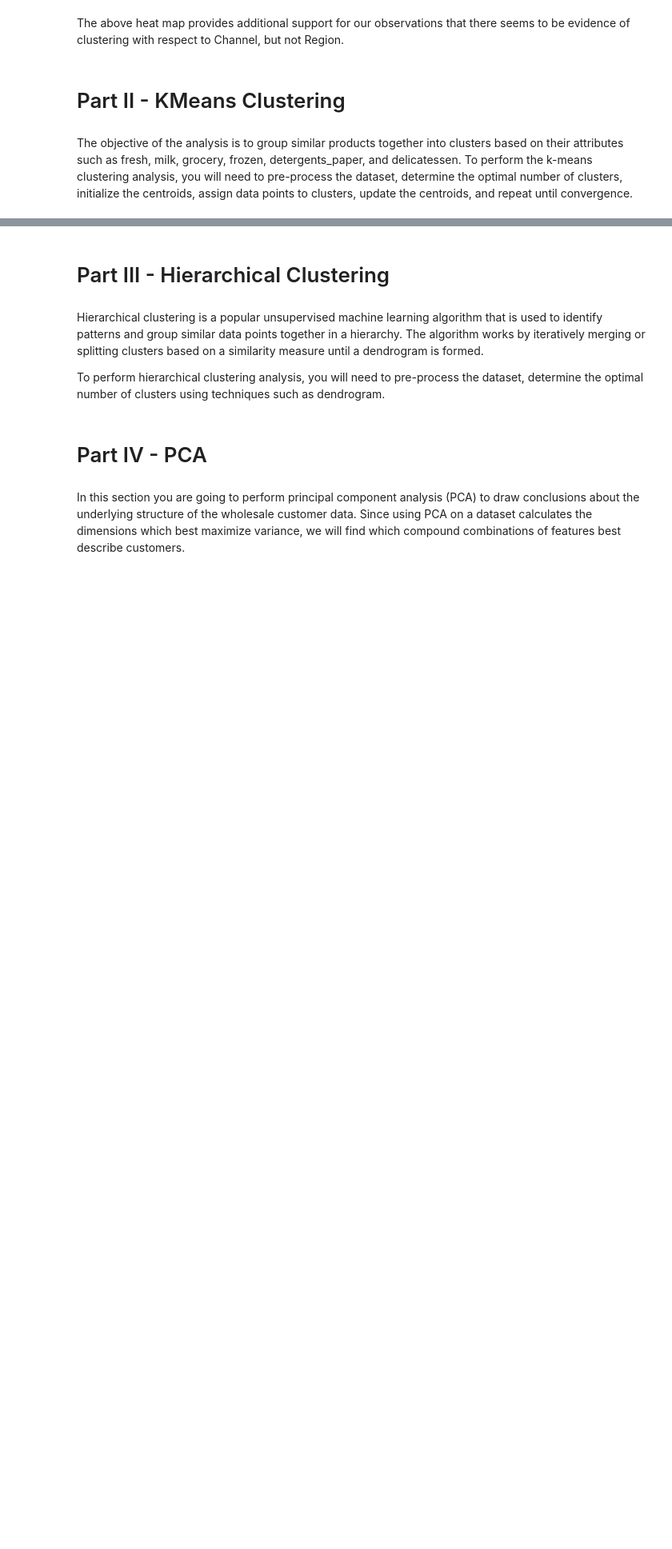
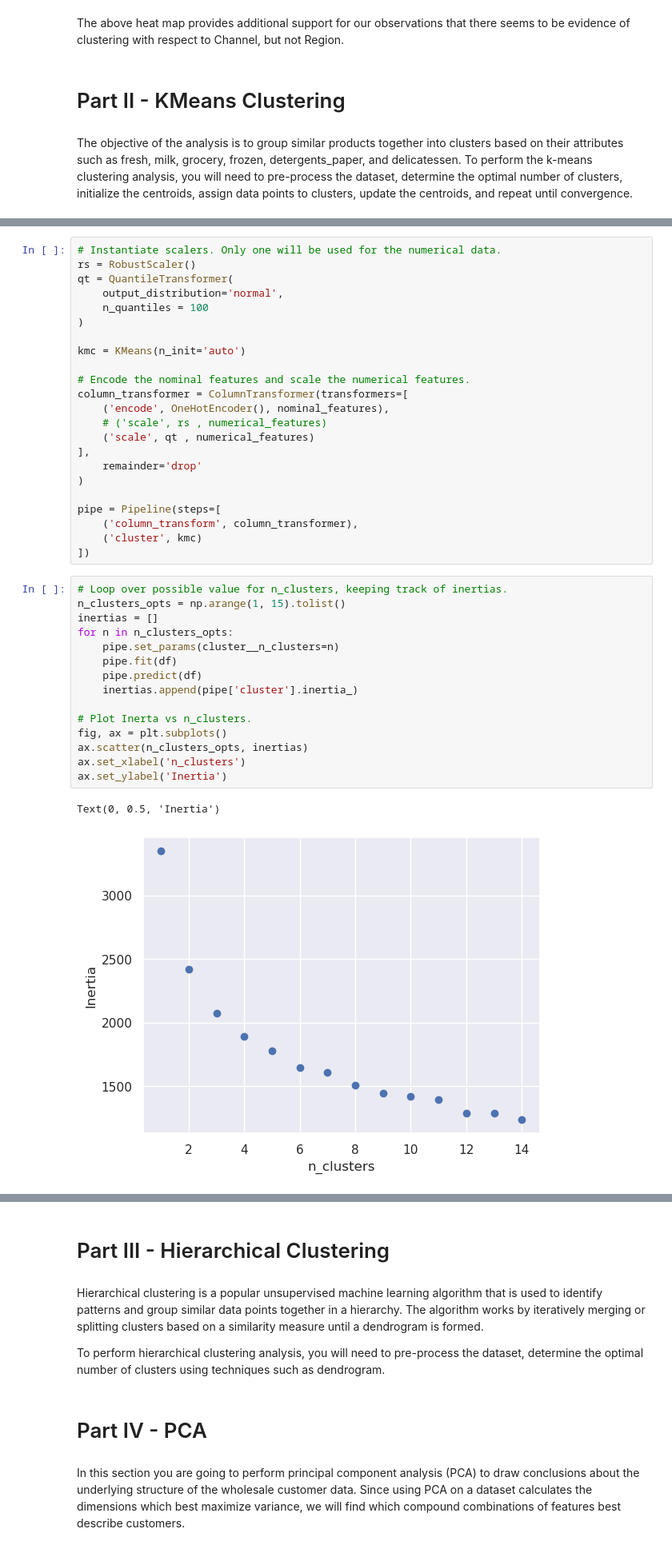
Before and after one commit to harnettd/ml-project-unsupervised-learning, a Jupyter notebook: Unsupervised Learning - Project.ipynb, the cells around one changed output, grey strips where cells are left out. Shown at 80% size. Saved outputs shown, nothing was run; the diff lists cells and outputs as text; blank space fills up the shorter version.

Commit message:
complete kmeans clustering portion

```diff
--- a/Unsupervised Learning - Project.ipynb
+++ b/Unsupervised Learning - Project.ipynb
@@ -214,0 +233,41 @@ nominal_features, numerical_features
+# %%
+# Instantiate scalers. Only one will be used for the numerical data.
+rs = RobustScaler()
+qt = QuantileTransformer(
+    output_distribution='normal',
+    n_quantiles = 100
+)
+
+kmc = KMeans(n_init='auto')
+
+# Encode the nominal features and scale the numerical features.
+column_transformer = ColumnTransformer(transformers=[
+    ('encode', OneHotEncoder(), nominal_features),
+    # ('scale', rs , numerical_features)
+    ('scale', qt , numerical_features)
+],
+    remainder='drop'
+)
+
+pipe = Pipeline(steps=[
+    ('column_transform', column_transformer),
+    ('cluster', kmc)
+])
+# %%
+# Loop over possible value for n_clusters, keeping track of inertias.
+n_clusters_opts = np.arange(1, 15).tolist()
+inertias = []
+for n in n_clusters_opts:
+    pipe.set_params(cluster__n_clusters=n)
+    pipe.fit(df)
+    pipe.predict(df)
+    inertias.append(pipe['cluster'].inertia_)
+
+# Plot Inerta vs n_clusters.
+fig, ax = plt.subplots()
+ax.scatter(n_clusters_opts, inertias)
+ax.set_xlabel('n_clusters')
+ax.set_ylabel('Inertia')
+# %% [output]
+Text(0, 0.5, 'Inertia')
+[figure, added]
```
Also changed, not shown: parts of 5 cells of this notebook.
